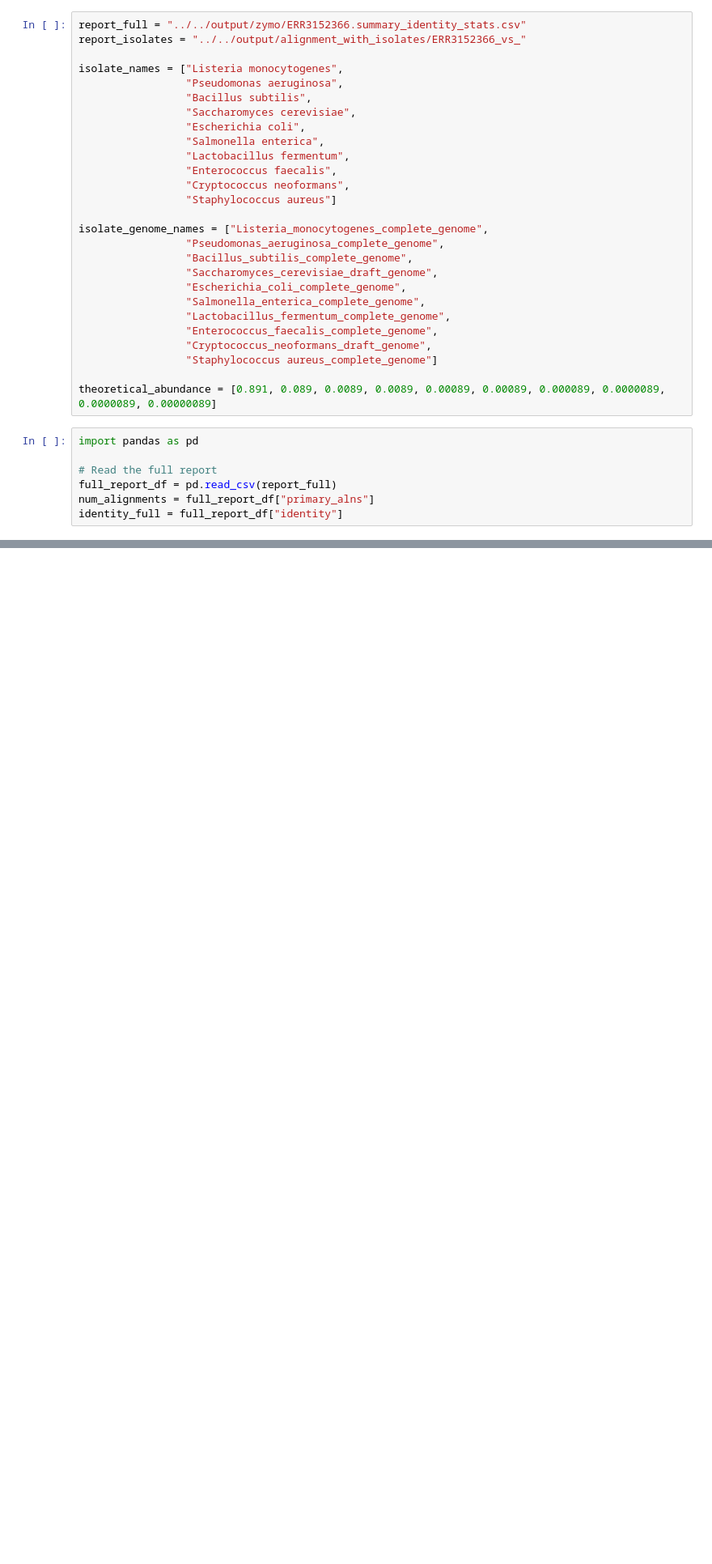
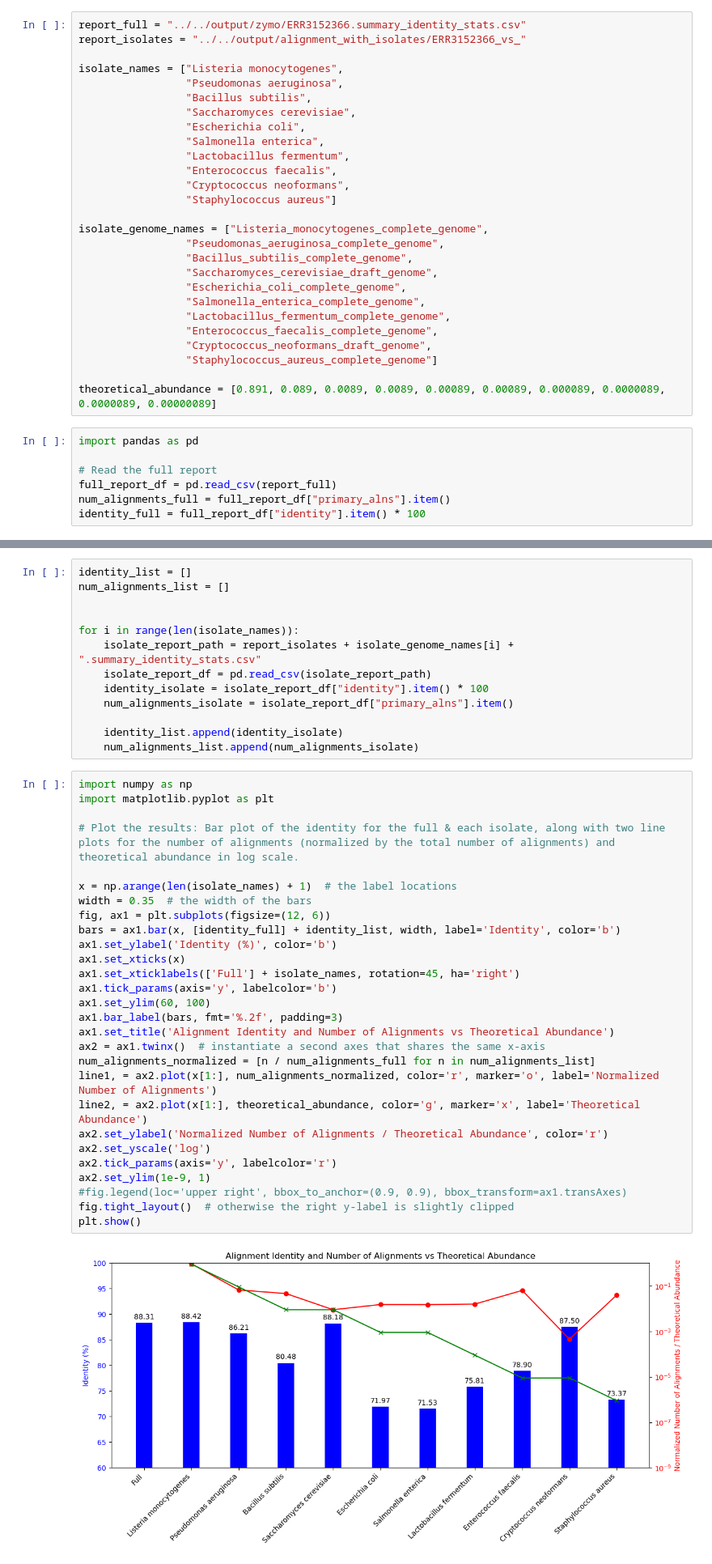
Before and after one commit to GZHoffie/skiver-test, a Jupyter notebook: experiments/alignment_with_isolates/plot_results.ipynb, the cells around one changed output, grey strips where cells are left out. Shown at 81% size. Cells and saved outputs as stored; diff of their text form; blank space fills up the shorter version.

```diff
--- a/experiments/alignment_with_isolates/plot_results.ipynb
+++ b/experiments/alignment_with_isolates/plot_results.ipynb
@@ -22,7 +22,7 @@ isolate_genome_names = ["Listeria_monocytogenes_complete_genome",
                  "Lactobacillus_fermentum_complete_genome",
                  "Enterococcus_faecalis_complete_genome",
                  "Cryptococcus_neoformans_draft_genome",
-                 "Staphylococcus aureus_complete_genome"]
+                 "Staphylococcus_aureus_complete_genome"]
 
 theoretical_abundance = [0.891, 0.089, 0.0089, 0.0089, 0.00089, 0.00089, 0.000089, 0.0000089, 0.0000089, 0.00000089]
 # %%
@@ -30,5 +30,5 @@ import pandas as pd
 
 # Read the full report
 full_report_df = pd.read_csv(report_full)
-num_alignments = full_report_df["primary_alns"]
-identity_full = full_report_df["identity"]
+num_alignments_full = full_report_df["primary_alns"].item()
+identity_full = full_report_df["identity"].item() * 100
@@ -39,0 +39,43 @@ full_report_df
+# %%
+identity_list = []
+num_alignments_list = []
+
+
+for i in range(len(isolate_names)):
+    isolate_report_path = report_isolates + isolate_genome_names[i] + ".summary_identity_stats.csv"
+    isolate_report_df = pd.read_csv(isolate_report_path)
+    identity_isolate = isolate_report_df["identity"].item() * 100
+    num_alignments_isolate = isolate_report_df["primary_alns"].item()
+
+    identity_list.append(identity_isolate)
+    num_alignments_list.append(num_alignments_isolate)
+# %%
+import numpy as np
+import matplotlib.pyplot as plt
+
+# Plot the results: Bar plot of the identity for the full & each isolate, along with two line plots for the number of alignments (normalized by the total number of alignments) and theoretical abundance in log scale.
+
+x = np.arange(len(isolate_names) + 1)  # the label locations
+width = 0.35  # the width of the bars
+fig, ax1 = plt.subplots(figsize=(12, 6))
+bars = ax1.bar(x, [identity_full] + identity_list, width, label='Identity', color='b')
+ax1.set_ylabel('Identity (%)', color='b')
+ax1.set_xticks(x)
+ax1.set_xticklabels(['Full'] + isolate_names, rotation=45, ha='right')
+ax1.tick_params(axis='y', labelcolor='b')
+ax1.set_ylim(60, 100)
+ax1.bar_label(bars, fmt='%.2f', padding=3)
+ax1.set_title('Alignment Identity and Number of Alignments vs Theoretical Abundance')
+ax2 = ax1.twinx()  # instantiate a second axes that shares the same x-axis
+num_alignments_normalized = [n / num_alignments_full for n in num_alignments_list]
+line1, = ax2.plot(x[1:], num_alignments_normalized, color='r', marker='o', label='Normalized Number of Alignments')
+line2, = ax2.plot(x[1:], theoretical_abundance, color='g', marker='x', label='Theoretical Abundance')
+ax2.set_ylabel('Normalized Number of Alignments / Theoretical Abundance', color='r')
+ax2.set_yscale('log')
+ax2.tick_params(axis='y', labelcolor='r')
+ax2.set_ylim(1e-9, 1)
+#fig.legend(loc='upper right', bbox_to_anchor=(0.9, 0.9), bbox_transform=ax1.transAxes)
+fig.tight_layout()  # otherwise the right y-label is slightly clipped
+plt.show()
+# %% [output]
+[figure, added]
```
Also changed, not shown: parts of 3 cells of this notebook.
